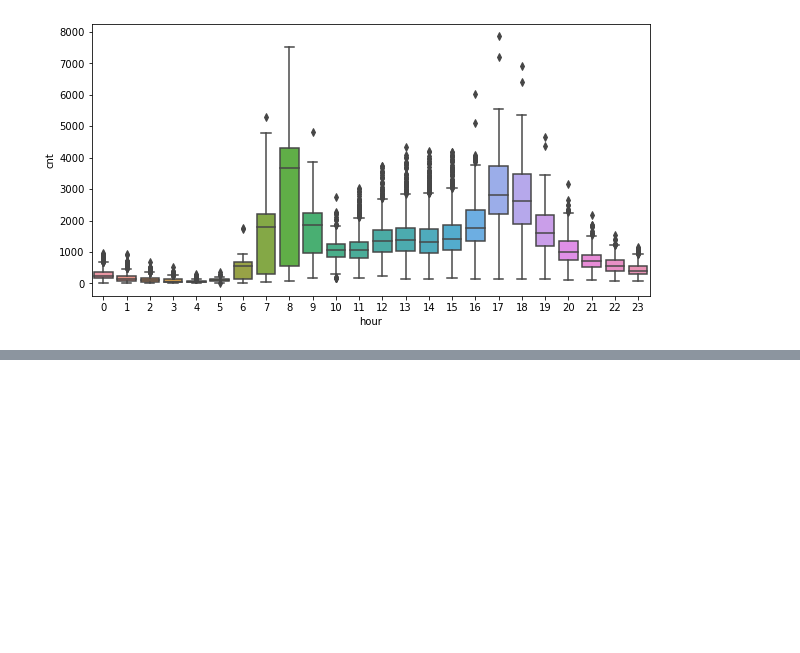
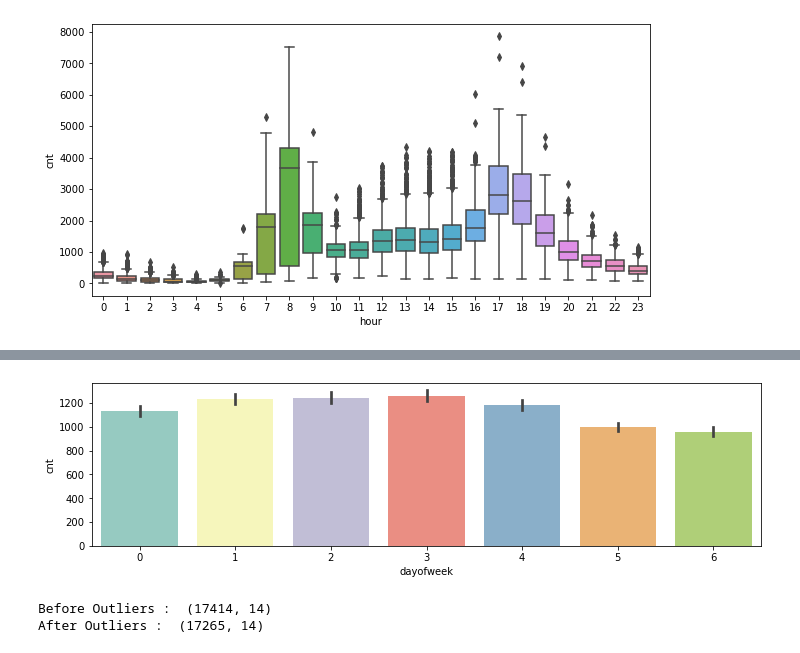
Before and after one commit to SBIK1219/CodingTest, a Jupyter notebook: London.ipynb, the cells around one changed output, grey strips where cells are left out. Drawn from its saved outputs; the diff is of its cells as text; code cells hidden in the pictures; blank space fills up the shorter version.

```diff
--- a/London.ipynb
+++ b/London.ipynb
@@ -144,0 +155,4 @@ sns.boxplot(df['hour'],df['cnt'])
+# %%
+plot_bar(df, 'dayofweek')
+# %% [output]
+[figure, added]
@@ -144,0 +167,7 @@ sns.boxplot(df['hour'],df['cnt'])
+# %%
+df_out = df[~df.groupby('hour')['cnt'].apply(is_outliers)]
+print('Before Outliers : ', df.shape)
+print('After Outliers : ', df_out.shape)
+# %% [output]
+Before Outliers :  (17414, 14)
+After Outliers :  (17265, 14)
```
Also changed, not shown: parts of 25 cells of this notebook.
